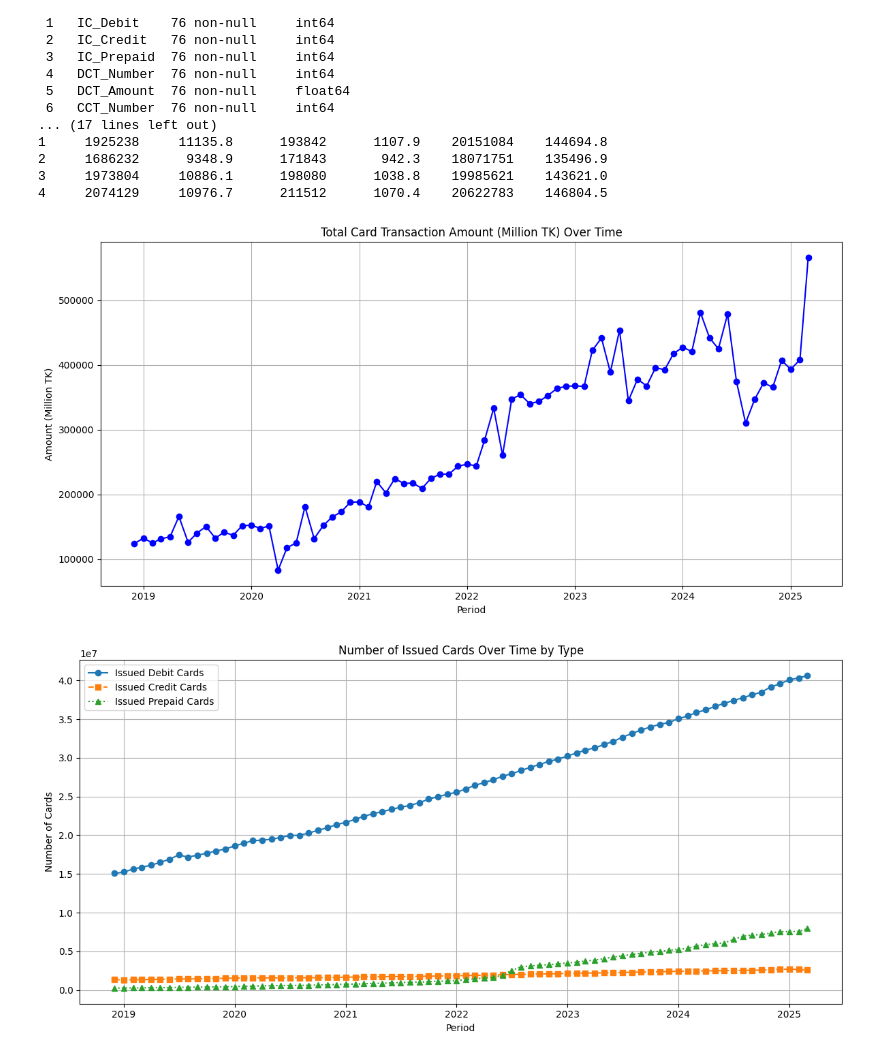
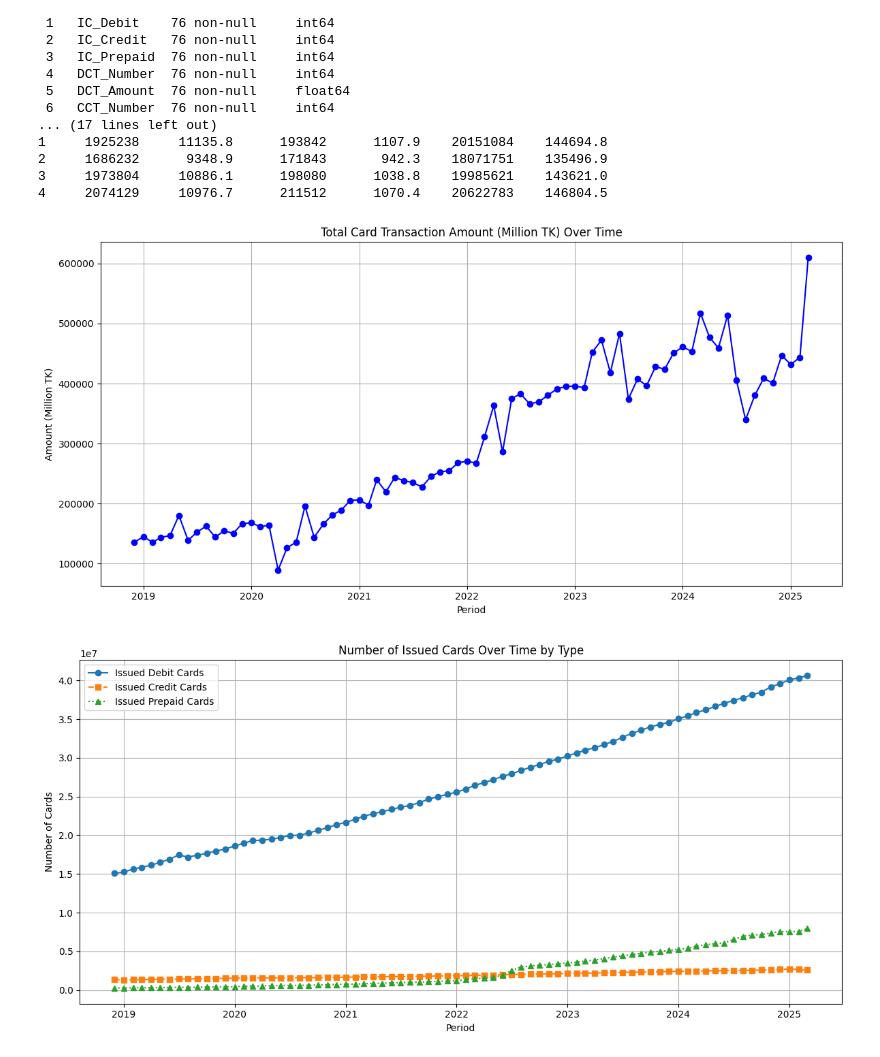
Before and after one commit to Aurnobb-Tasneem/Bangladesh_Digital_Transaction_Forecaster, a Jupyter notebook: notebooks/main.ipynb, the cells around one changed output. Drawn from its saved outputs; the diff is of its cells as text; code cells hidden in the pictures.

```diff
--- a/notebooks/main.ipynb
+++ b/notebooks/main.ipynb
@@ -125,18 +119,18 @@ Data columns (total 12 columns):
 # %%
 import matplotlib.pyplot as plt
 import numpy as np
 df_plot = df.set_index('Period')
 
 plt.figure(figsize=(12, 6))
-plt.plot(df_plot.index, df_plot['DCT_Amount'], marker='o', linestyle='-', color='b')
+plt.plot(df_plot.index, df_plot['TCT_Amount'], marker='o', linestyle='-', color='b')
 plt.title('Total Card Transaction Amount (Million TK) Over Time')
 plt.xlabel('Period')
 plt.ylabel('Amount (Million TK)')
 plt.grid(True)
 plt.tight_layout()
 plt.show()
 # %% [output]
-[figure, old version]
+[figure, new version]
 # %%
 plt.figure(figsize=(12, 6))
 plt.plot(df_plot.index, df_plot['IC_Debit'], label='Issued Debit Cards', marker='o', linestyle='-')
```
Also changed, not shown: parts of 21 cells of this notebook.
